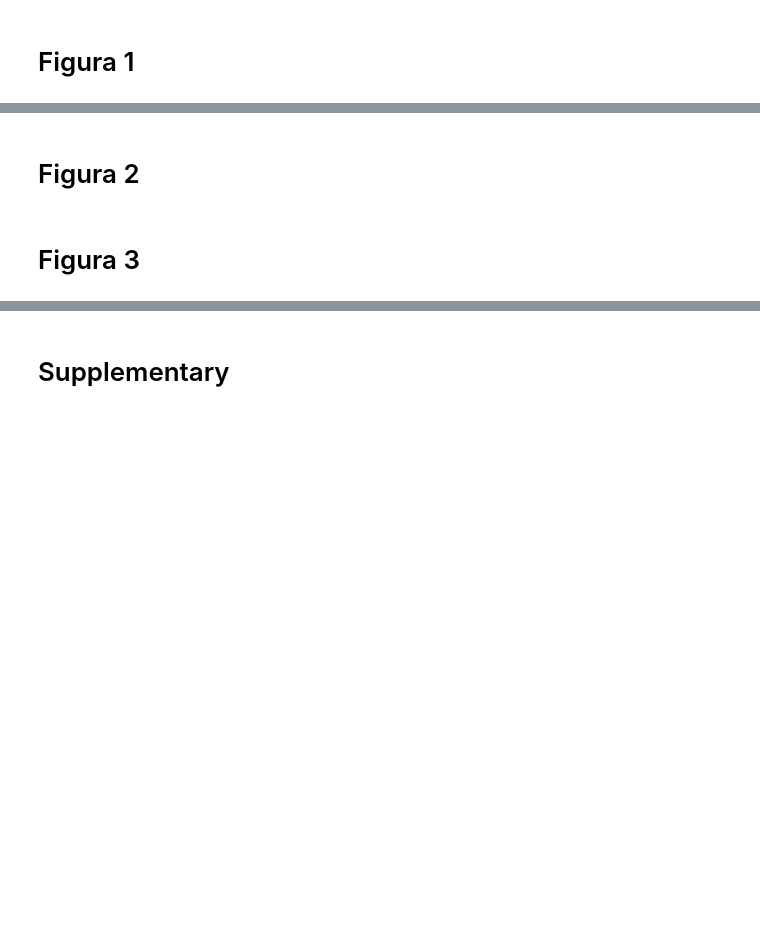
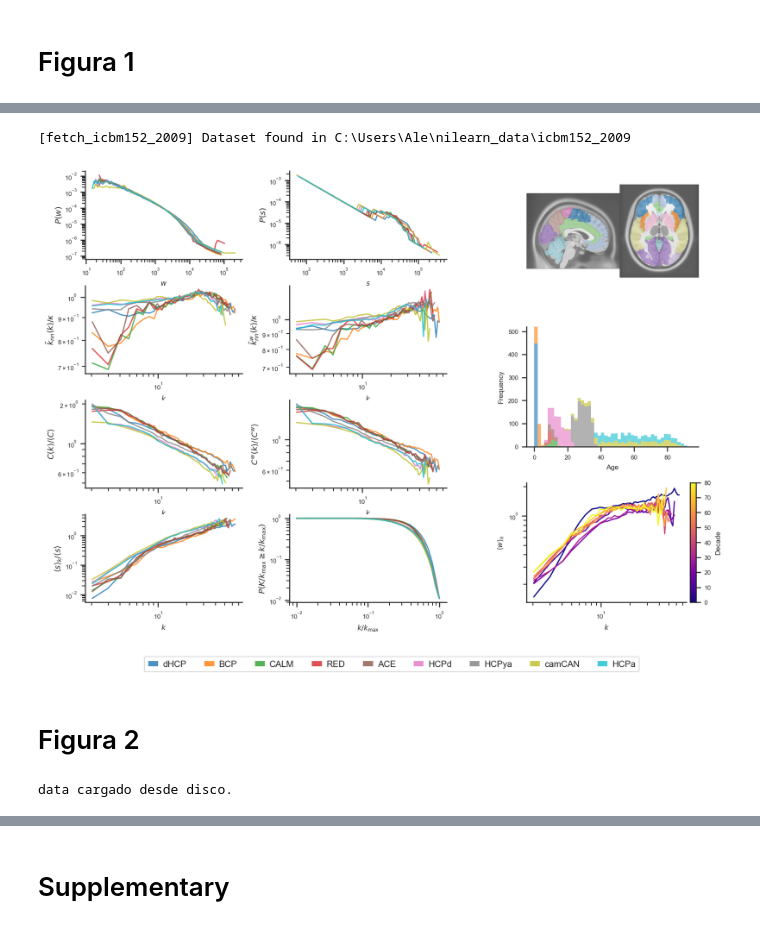
Before and after one commit to alexdeharo269/NetLearn, a Jupyter notebook: firstpart.ipynb, the cells around one changed output, grey strips where cells are left out. Saved outputs shown, nothing was run; the diff lists cells and outputs as text; code cells hidden in the pictures; blank space fills up the shorter version.

```diff
--- a/firstpart.ipynb
+++ b/firstpart.ipynb
@@ -367,7 +501,8 @@ print(f'{len(data)} sujetos, {ND} datasets')
 coords   = plotting.find_parcellation_cut_coords('./preprocdata/aal-SPM12/aal/atlas/AAL.nii')[:90]
 dist_mat = cdist(coords, coords)
 hemi     = np.zeros((90,90), dtype=int)
-hemi[:45,:45] = 1; hemi[45:,45:] = 1
+hemi = np.zeros(90, dtype=int)
+hemi[:45] = 1
 N_BINS   = 22
 rng_ddw  = np.random.default_rng(42)
 MIN_N    = 3
@@ -936,0 +587,17 @@ if __name__ == "__main__":
+# %%
+# ── CELL 1: Imports ───────────────────────────────────────────────────────────
+import os
+import numpy as np
+import matplotlib.pyplot as plt
+import matplotlib.colors as mcolors
+import matplotlib.cm as cm
+import matplotlib.gridspec as gridspec
+from matplotlib.patches import Patch
+from collections import defaultdict
+from concurrent.futures import ProcessPoolExecutor, as_completed
+import seaborn as sns
+from nilearn import plotting, datasets
+
+sns.set_theme(style='ticks', context='paper')
+MIN_N   = 3
+_BINS_WK = np.logspace(np.log10(2), np.log10(89), 100)   # k ∈ [1, 100]
@@ -937,4 +847,47 @@ if __name__ == "__main__":
+# %%
+# ── CELL 6: Run ───────────────────────────────────────────────────────────00000────
+
+from joblib import Parallel, delayed
+
+left_accumulated = Parallel(n_jobs=-1, backend='loky')(
+    delayed(_compute_ds)(ds, data, ds2col) for ds in FILTER_DS
+)
+
+left_accumulated, wk_calculated, valid_decades, norm_wk, cmap_wk = precompute_parallel(
+    data, ds2col, FILTER_DS, n_workers=8
+)
+
+fig = build_figure(
+    data=data,
+    left_accumulated=left_accumulated,
+    wk_calculated=wk_calculated,
+    valid_decades=valid_decades,
+    norm_wk=norm_wk,
+    cmap_wk=cmap_wk,
+    ds2col=ds2col,
+    DS_NAMES=DS_NAMES,
+    atlas_nii_path='./preprocdata/aal-SPM12/aal/atlas/AAL.nii',
+)
+
+plt.savefig('borradorv2/panel1_composite_final.pdf', bbox_inches='tight', dpi=300)
+plt.show()
+# %% [output]
+[fetch_icbm152_2009] Dataset found in C:\Users\Ale\nilearn_data\icbm152_2009
+[figure, added]
 # %% [markdown]
 # Figura 2
-# %% [markdown]
-# Figura 3
+# %%
+import pickle
+
+# ── data con métricas ─────────────────────────────────────────────────────────
+try:
+    with open('procdata/data_with_metrics.pkl', 'rb') as f:
+        data = pickle.load(f)
+    print("data cargado desde disco.")
+except FileNotFoundError:
+    print("Calculando métricas extra para datos crudos...")
+    data = compute_extra_metrics(data)
+    with open('procdata/data_with_metrics.pkl', 'wb') as f:
+        pickle.dump(data, f)
+# %% [output]
+data cargado desde disco.
```
Also changed, not shown: parts of 16 cells of this notebook.
